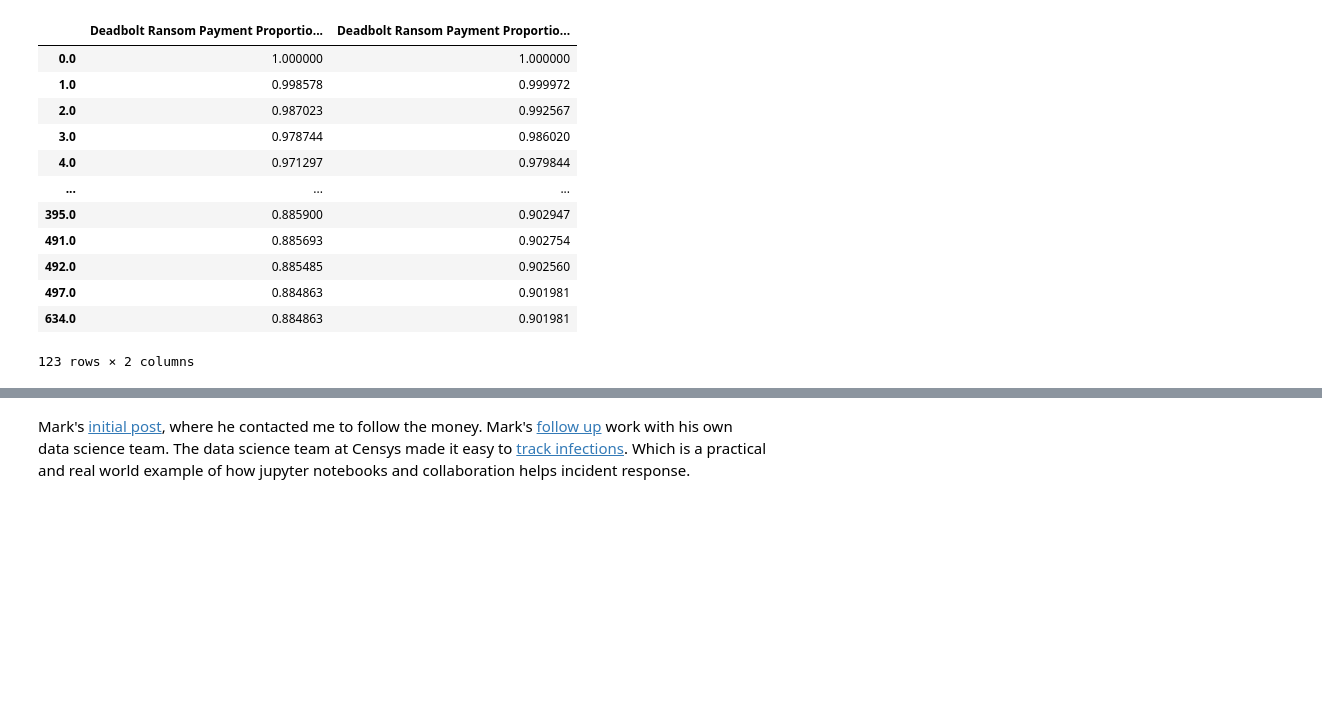
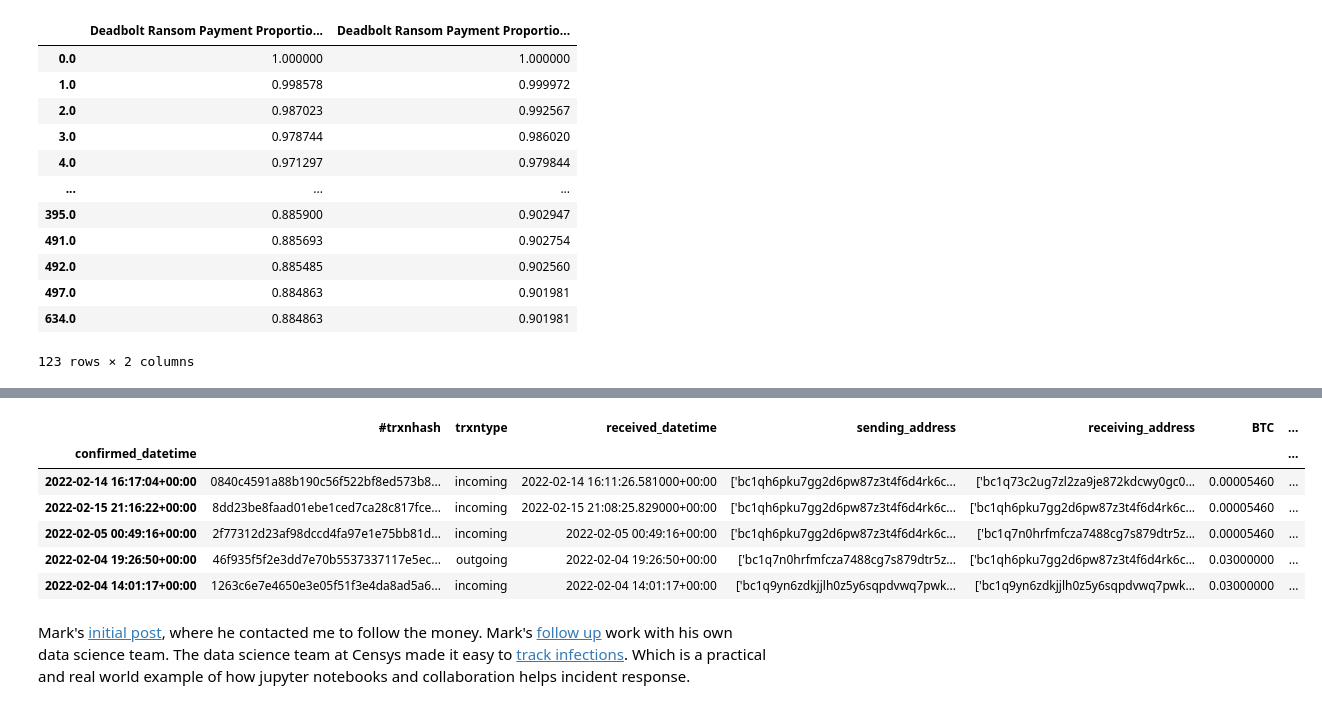
Before and after one commit to illordlo/first-tutorial, a Jupyter notebook: content/Lesson_03.ipynb, the cells around one changed output, grey strips where cells are left out. Saved outputs shown, nothing was run; the diff lists cells and outputs as text; code cells hidden in the pictures; blank space fills up the shorter version.

```diff
--- a/content/Lesson_03.ipynb
+++ b/content/Lesson_03.ipynb
@@ -266,7 +291,16 @@ kmf.confidence_interval_
 # %%
 # Get the data on all transactions
 # There's a very interesting BTC address in here, that both sends and recieves. Can you figure out which one?
-find_the_interesting_address = pd.read_csv('data/DeadBolt_Accounts_TRXNS.csv',index_col='confirmed_datetime',parse_dates=['confirmed_datetime','received_datetime'],low_memory=False)
+find_the_interesting_address= pd.read_csv('data/DeadBolt_Accounts_TRXNS.csv',index_col='confirmed_datetime',parse_dates=['confirmed_datetime','received_datetime'],low_memory=False)
+find_the_interesting_address.head()
+# %% [output]
+|  | #trxnhash | trxntype | received_datetime | sending_address | receiving_address | BTC | ... |
+| confirmed_datetime |  |  |  |  |  |  | ... |
+| 2022-02-14 16:17:04+00:00 | 0840c4591a88b190c56f522bf8ed573b8... | incoming | 2022-02-14 16:11:26.581000+00:00 | ['bc1qh6pku7gg2d6pw87z3t4f6d4rk6c... | ['bc1q73c2ug7zl2za9je872kdcwy0gc0... | 0.00005460 | ... |
+| 2022-02-15 21:16:22+00:00 | 8dd23be8faad01ebe1ced7ca28c817fce... | incoming | 2022-02-15 21:08:25.829000+00:00 | ['bc1qh6pku7gg2d6pw87z3t4f6d4rk6c... | ['bc1qh6pku7gg2d6pw87z3t4f6d4rk6c... | 0.00005460 | ... |
+| 2022-02-05 00:49:16+00:00 | 2f77312d23af98dccd4fa97e1e75bb81d... | incoming | 2022-02-05 00:49:16+00:00 | ['bc1qh6pku7gg2d6pw87z3t4f6d4rk6c... | ['bc1q7n0hrfmfcza7488cg7s879dtr5z... | 0.00005460 | ... |
+| 2022-02-04 19:26:50+00:00 | 46f935f5f2e3dd7e70b5537337117e5ec... | outgoing | 2022-02-04 19:26:50+00:00 | ['bc1q7n0hrfmfcza7488cg7s879dtr5z... | ['bc1qh6pku7gg2d6pw87z3t4f6d4rk6c... | 0.03000000 | ... |
+| 2022-02-04 14:01:17+00:00 | 1263c6e7e4650e3e05f51f3e4da8ad5a6... | incoming | 2022-02-04 14:01:17+00:00 | ['bc1q9yn6zdkjjlh0z5y6sqpdvwq7pwk... | ['bc1q9yn6zdkjjlh0z5y6sqpdvwq7pwk... | 0.03000000 | ... |
 # %%
 # Now you may need to look at other sources than just this notebook to figure out what is going on.
 # Use the address in a blockchain explorer, and see if you can understand what is in the the OP_RETURN fields of
```
Also changed, not shown: parts of 9 cells of this notebook.
